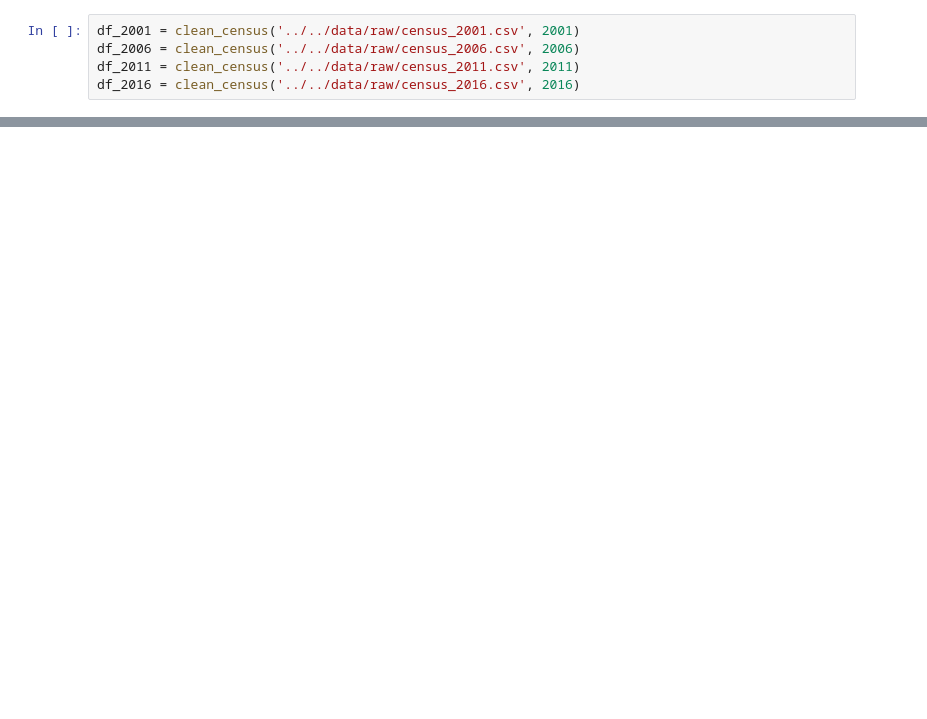
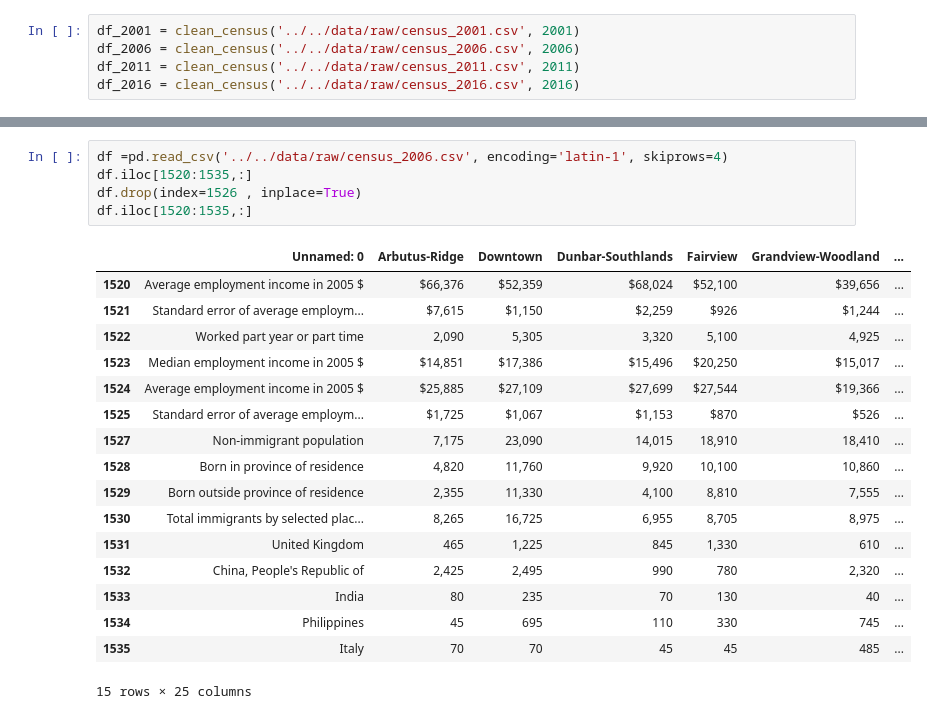
Before and after one commit to aakanksha023/EVAN, a Jupyter notebook: src/02_clean_wrangle/clean_census_data.ipynb, the cells around one changed output, grey strips where cells are left out. Saved outputs shown, nothing was run; the diff lists cells and outputs as text; blank space fills up the shorter version.

```diff
--- a/src/02_clean_wrangle/clean_census_data.ipynb
+++ b/src/02_clean_wrangle/clean_census_data.ipynb
@@ -647,0 +1267,23 @@ df_2011['Total children in census families in private households'].head(2)
+# %%
+df =pd.read_csv('../../data/raw/census_2006.csv', encoding='latin-1', skiprows=4)
+df.iloc[1520:1535,:]
+df.drop(index=1526 , inplace=True)
+df.iloc[1520:1535,:]
+# %% [output]
+|  | Unnamed: 0 | Arbutus-Ridge | Downtown | Dunbar-Southlands | Fairview | Grandview-Woodland | ... |
+| 1520 | Average employment income in 2005 $ | $66,376 | $52,359 | $68,024 | $52,100 | $39,656 | ... |
+| 1521 | Standard error of average employm... | $7,615 | $1,150 | $2,259 | $926 | $1,244 | ... |
+| 1522 | Worked part year or part time | 2,090 | 5,305 | 3,320 | 5,100 | 4,925 | ... |
+| 1523 | Median employment income in 2005 $ | $14,851 | $17,386 | $15,496 | $20,250 | $15,017 | ... |
+| 1524 | Average employment income in 2005 $ | $25,885 | $27,109 | $27,699 | $27,544 | $19,366 | ... |
+| 1525 | Standard error of average employm... | $1,725 | $1,067 | $1,153 | $870 | $526 | ... |
+| 1527 | Non-immigrant population | 7,175 | 23,090 | 14,015 | 18,910 | 18,410 | ... |
+| 1528 | Born in province of residence | 4,820 | 11,760 | 9,920 | 10,100 | 10,860 | ... |
+| 1529 | Born outside province of residence | 2,355 | 11,330 | 4,100 | 8,810 | 7,555 | ... |
+| 1530 | Total immigrants by selected plac... | 8,265 | 16,725 | 6,955 | 8,705 | 8,975 | ... |
+| 1531 | United Kingdom | 465 | 1,225 | 845 | 1,330 | 610 | ... |
+| 1532 | China, People's Republic of | 2,425 | 2,495 | 990 | 780 | 2,320 | ... |
+| 1533 | India | 80 | 235 | 70 | 130 | 40 | ... |
+| 1534 | Philippines | 45 | 695 | 110 | 330 | 745 | ... |
+| 1535 | Italy | 70 | 70 | 45 | 45 | 485 | ... |
+15 rows × 25 columns
```
Also changed, not shown: parts of 94 cells of this notebook.
